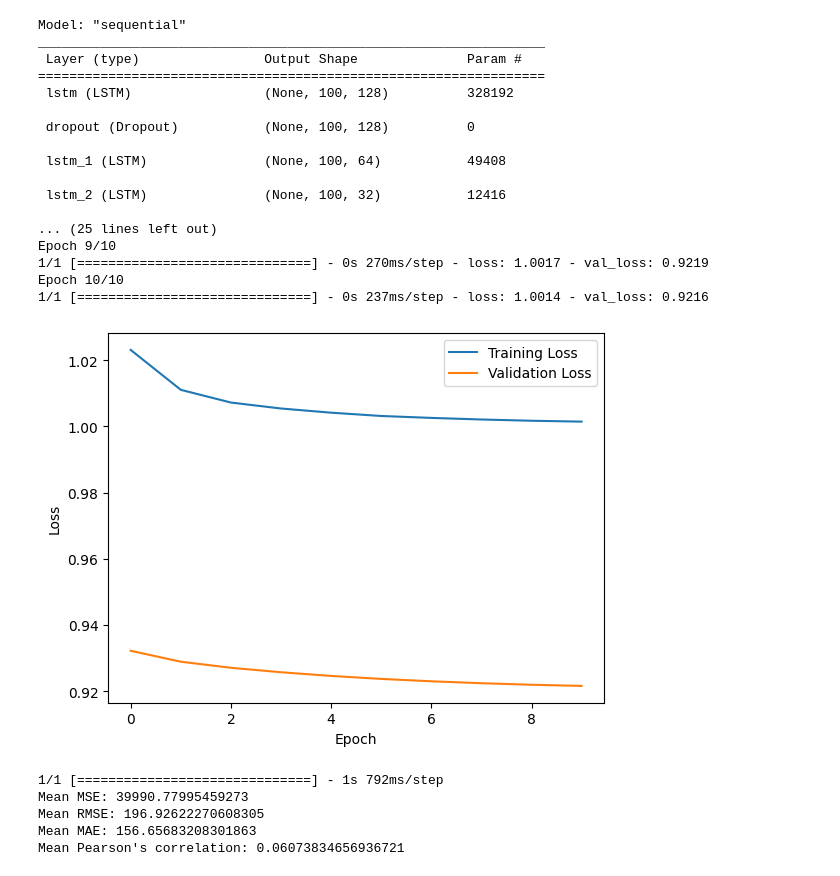
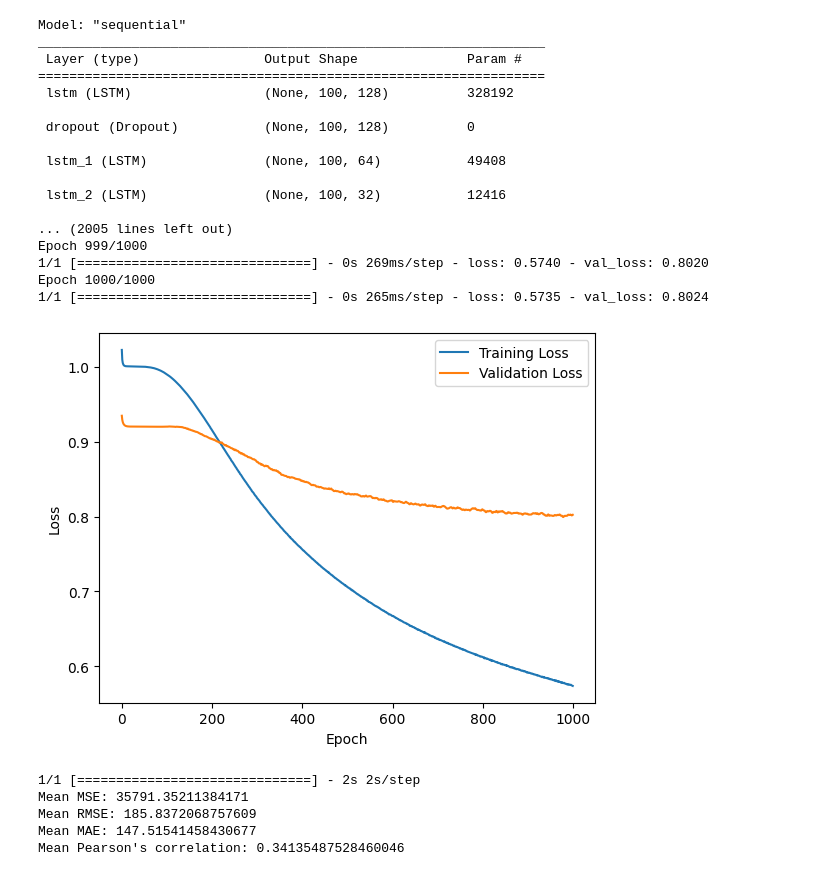
Before and after one commit to bramenn/eeg-repo, a Jupyter notebook: EEG.ipynb, the cells around one changed output. Saved outputs shown, nothing was run; the diff lists cells and outputs as text; code cells hidden in the pictures.

```diff
--- a/EEG.ipynb
+++ b/EEG.ipynb
@@ -500,34 +483,34 @@ Mean Pearson's correlation: 0.11007358490510093
 # %%
 run_model(
     LSTMModel,
-    10,
+    1000,
     128,
     clean_data_train_reshaped,
     dirty_data_train_reshaped,
     clean_data_test_reshaped,
     dirty_data_test_reshaped
 )
 # %% [output]
 Model: "sequential"
 _________________________________________________________________
  Layer (type)                Output Shape              Param #
 =================================================================
  lstm (LSTM)                 (None, 100, 128)          328192
 
  dropout (Dropout)           (None, 100, 128)          0
 
  lstm_1 (LSTM)               (None, 100, 64)           49408
 
  lstm_2 (LSTM)               (None, 100, 32)           12416
 
-... (25 lines left out)
-Epoch 9/10
-1/1 [==============================] - 0s 270ms/step - loss: 1.0017 - val_loss: 0.9219
-Epoch 10/10
-1/1 [==============================] - 0s 237ms/step - loss: 1.0014 - val_loss: 0.9216
+... (2005 lines left out)
+Epoch 999/1000
+1/1 [==============================] - 0s 269ms/step - loss: 0.5740 - val_loss: 0.8020
+Epoch 1000/1000
+1/1 [==============================] - 0s 265ms/step - loss: 0.5735 - val_loss: 0.8024
-[figure, old version]
+[figure, new version]
-1/1 [==============================] - 1s 792ms/step
-Mean MSE: 39990.77995459273
-Mean RMSE: 196.92622270608305
-Mean MAE: 156.65683208301863
-Mean Pearson's correlation: 0.06073834656936721
+1/1 [==============================] - 2s 2s/step
+Mean MSE: 35791.35211384171
+Mean RMSE: 185.8372068757609
+Mean MAE: 147.51541458430677
+Mean Pearson's correlation: 0.34135487528460046
```
Also changed, not shown: parts of 4 cells of this notebook.
